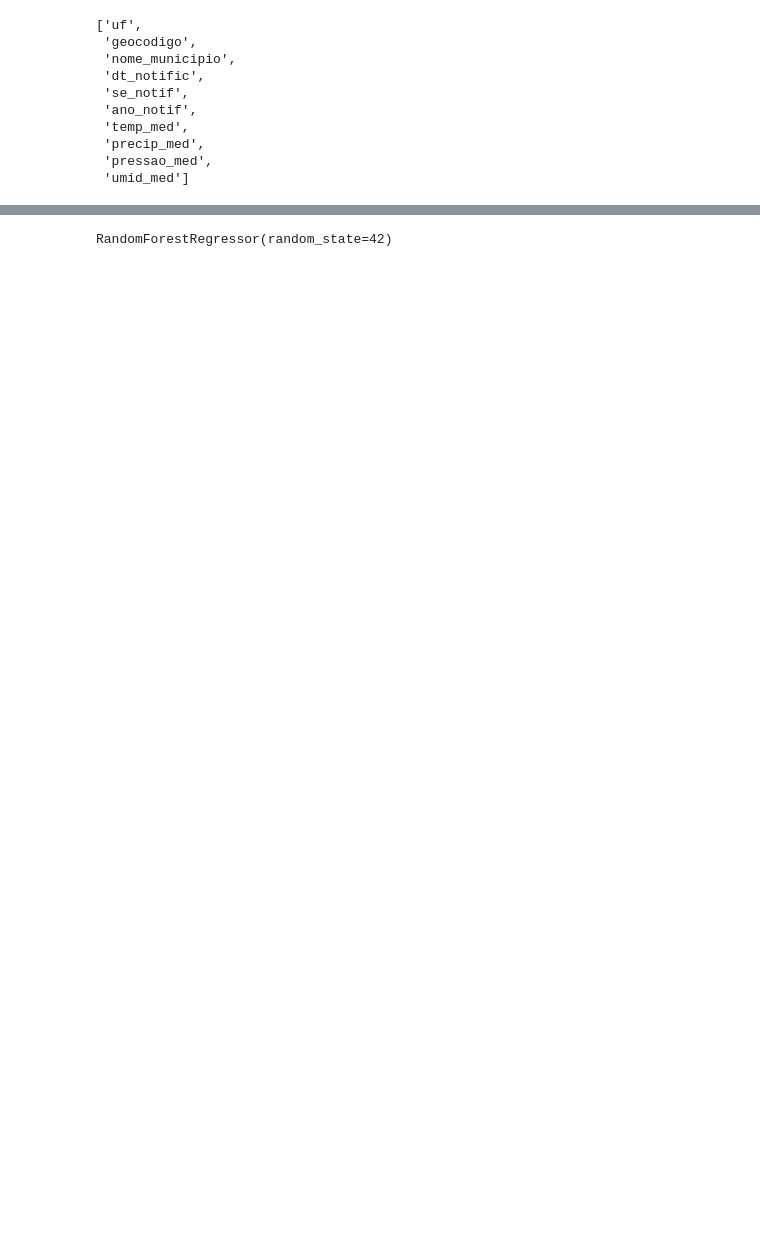
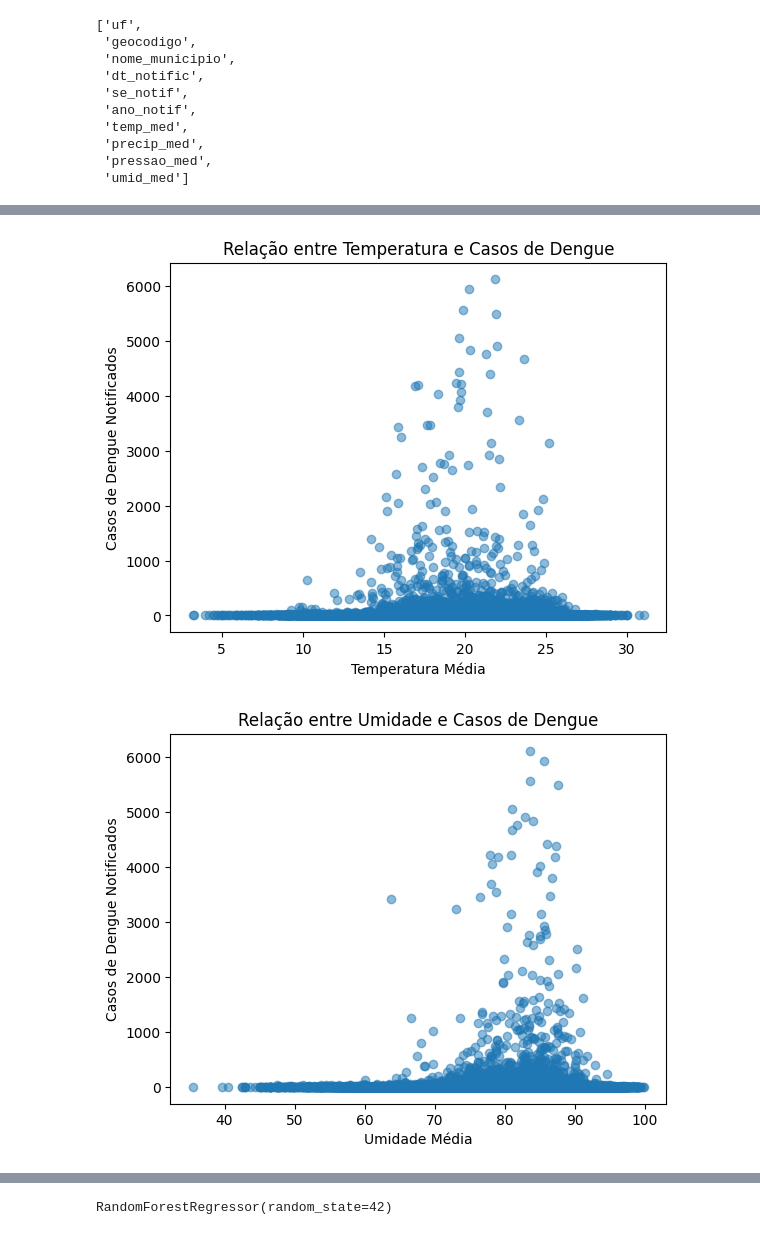
Before and after one commit to osl-pocs/ml-dengue-predict, a Jupyter notebook: notebooks/modelos/prepare_UFSC_data_20230915_SL.ipynb, the cells around one changed output, grey strips where cells are left out. Drawn from its saved outputs; the diff is of its cells as text; code cells hidden in the pictures; blank space fills up the shorter version.

```diff
--- a/notebooks/modelos/prepare_UFSC_data_20230915_SL.ipynb
+++ b/notebooks/modelos/prepare_UFSC_data_20230915_SL.ipynb
@@ -78,0 +82,22 @@ df_combined
+# %%
+# Análise exploratória dos dados
+plt.scatter(df_combined['temp_med'], df_combined['casos_notif'], alpha=0.5)
+plt.xlabel('Temperatura Média')
+plt.ylabel('Casos de Dengue Notificados')
+plt.title('Relação entre Temperatura e Casos de Dengue')
+plt.show()
+
+plt.scatter(df_combined['umid_med'], df_combined['casos_notif'], alpha=0.5)
+plt.xlabel('Umidade Média')
+plt.ylabel('Casos de Dengue Notificados')
+plt.title('Relação entre Umidade e Casos de Dengue')
+plt.show()
+
+plt.scatter(df_combined['precip_med'], df_combined['casos_notif'], alpha=0.5)
+plt.xlabel('Precipitação Média')
+plt.ylabel('Casos de Dengue Notificados')
+plt.title('Relação entre Precipitação e Casos de Dengue')
+plt.show()
+# %% [output]
+[figure, added]
+[figure, added]
```
Also changed, not shown: parts of 9 cells of this notebook.
